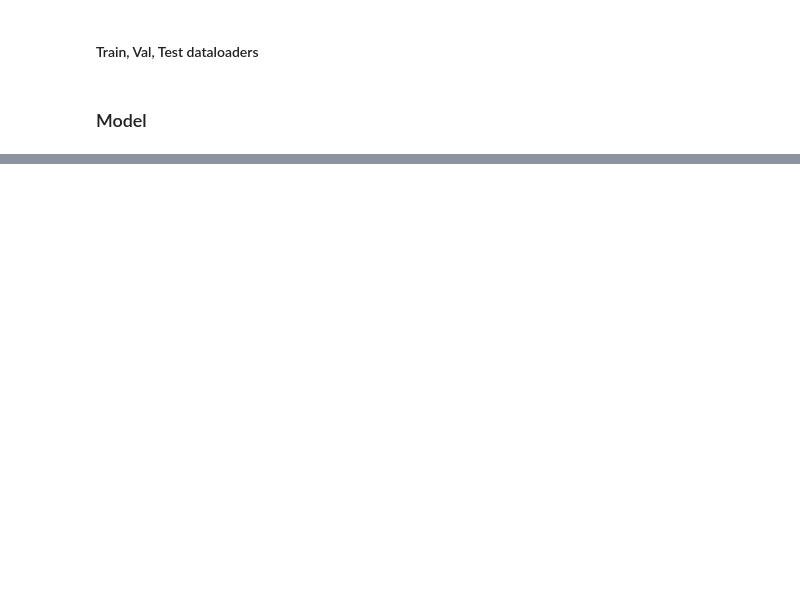
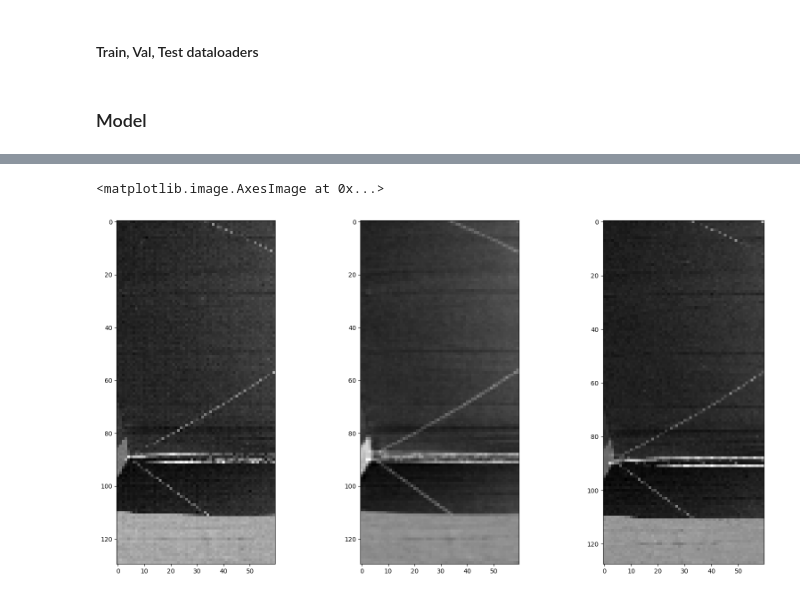
Before and after one commit to Timdnb/CNN-for-Micro-Air-Vehicles, a Jupyter notebook: MAV_conv.ipynb, the cells around one changed output, grey strips where cells are left out. Cells and saved outputs as stored; diff of their text form; code cells hidden in the pictures; blank space fills up the shorter version.

```diff
--- a/MAV_conv.ipynb
+++ b/MAV_conv.ipynb
@@ -420,0 +547,6 @@ video.release()
+# %%
+import pickle
+
+with open('models/best_model_simple_1.bin', 'rb') as f:
+    obj = pickle.load(f, encoding='latin1')
+    print(obj)
@@ -420,0 +569,62 @@ video.release()
+# %%
+# image = 'images/11549407.jpg'
+# image = 'images/43448467.jpg'
+image = '16611000.jpg'
+
+# read file
+with open('test_tensor.txt', 'r') as f:
+    lines = f.readlines()
+    lines = [line.strip() for line in lines]
+    lines = [line.split(' ') for line in lines]
+    lines = [[float(x) for x in line] for line in lines]
+    # print length of all the separete lines
+    # print(len(lines))
+    # for line in lines:
+    #     print(len(line))
+    # make all values above 255 to 255
+
+# convert to array and show as image
+lines = lines[:-1]
+img_sim = np.array(lines)
+
+img = cv2.imread(image)
+# convert to yuv
+img_yuv = cv2.cvtColor(img, cv2.COLOR_BGR2YUV)
+# img_gray = cv2.cvtColor(img_yuv, cv2.COLOR_YUV2GRAY_YUY2)
+img_gray = cv2.cvtColor(img, cv2.COLOR_BGR2GRAY)
+img_gray = img_gray / 255
+
+# crop top and bottom 25%, scale down with by 4 and height by 2
+# original image is 520x240
+img_self1 = np.zeros((130, 60))
+img_self2 = np.zeros((130, 60))
+for i in range(130):
+    for j in range(60):
+        img_self1[i, j] = img_gray[i*4:i*4+4, 60+j*2:60+j*2+2].mean()
+        img_self2[i, j] = img_gray[i*4, 60+j*2]
+
+IMAGE_TRANSFORM2 = transforms.Compose([
+    transforms.ToTensor(),
+    transforms.CenterCrop((520, 120)),
+    transforms.Grayscale(),
+    transforms.Resize((130, 60), interpolation=transforms.InterpolationMode.BICUBIC),
+])
+
+# Now with the image transform
+img_trans = cv2.imread(image)
+img_trans = IMAGE_TRANSFORM2(img_trans)
+
+# Show the img_self and img_trans side by side
+fig, ax = plt.subplots(1, 3, figsize=(20, 10))
+ax[0].imshow(img_self2, cmap='gray')
+# ax[1].imshow(img_self2, cmap='gray')
+ax[1].imshow(img_trans.squeeze(0), cmap='gray')
+# ax[0].imshow(img_trans.squeeze(0), cmap='gray')
+ax[2].imshow(img_sim, cmap='gray')
+
+
+# # Check if they are the same
+# print(np.allclose(img_sim, img_trans.squeeze(0).numpy(), 0.3))
+# %% [output]
+<matplotlib.image.AxesImage at 0x...>
+[figure, added]
```
Also changed, not shown: parts of 19 cells of this notebook, 1 other file.
